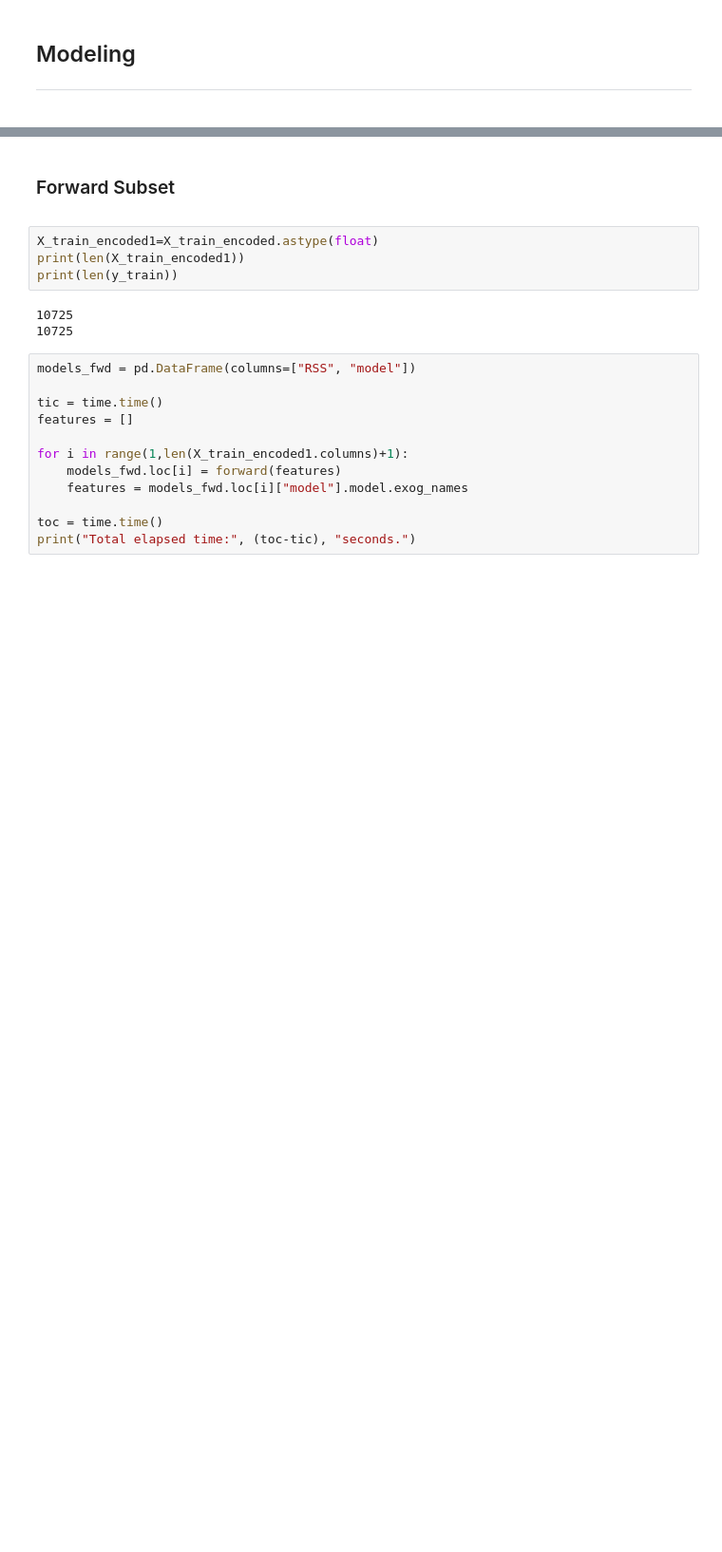
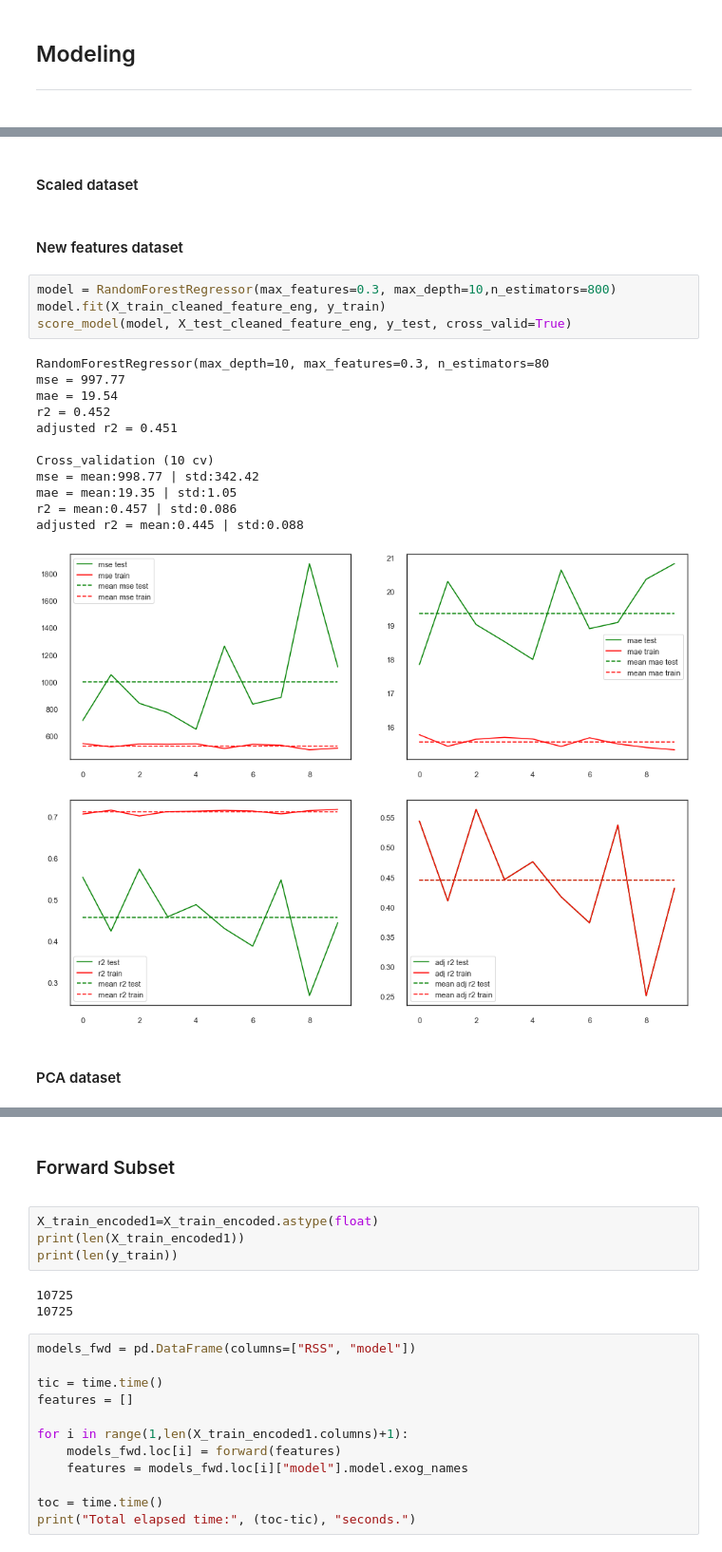
Before and after one commit to flaviendeseure/Airbnb_berlin_price_prediction, a Jupyter notebook: Projet - Airbnb Berlin Price Prediction.ipynb, the cells around one changed output, grey strips where cells are left out. Shown at 95% size. Cells and saved outputs as stored; diff of their text form; blank space fills up the shorter version.

```diff
--- a/Projet - Airbnb Berlin Price Prediction.ipynb
+++ b/Projet - Airbnb Berlin Price Prediction.ipynb
@@ -2671,0 +2519,23 @@ print(cb_grid.best_params_)
+# %% [markdown]
+#### Scaled dataset
+# %% [markdown]
+#### New features dataset
+# %%
+model = RandomForestRegressor(max_features=0.3, max_depth=10,n_estimators=800)
+model.fit(X_train_cleaned_feature_eng, y_train)
+score_model(model, X_test_cleaned_feature_eng, y_test, cross_valid=True)
+# %% [output]
+RandomForestRegressor(max_depth=10, max_features=0.3, n_estimators=80
+mse = 997.77
+mae = 19.54
+r2 = 0.452
+adjusted r2 = 0.451
+
+Cross_validation (10 cv)
+mse = mean:998.77 | std:342.42
+mae = mean:19.35 | std:1.05
+r2 = mean:0.457 | std:0.086
+adjusted r2 = mean:0.445 | std:0.088
+[figure, added]
+# %% [markdown]
+#### PCA dataset
```
Also changed, not shown: parts of 172 cells of this notebook.
